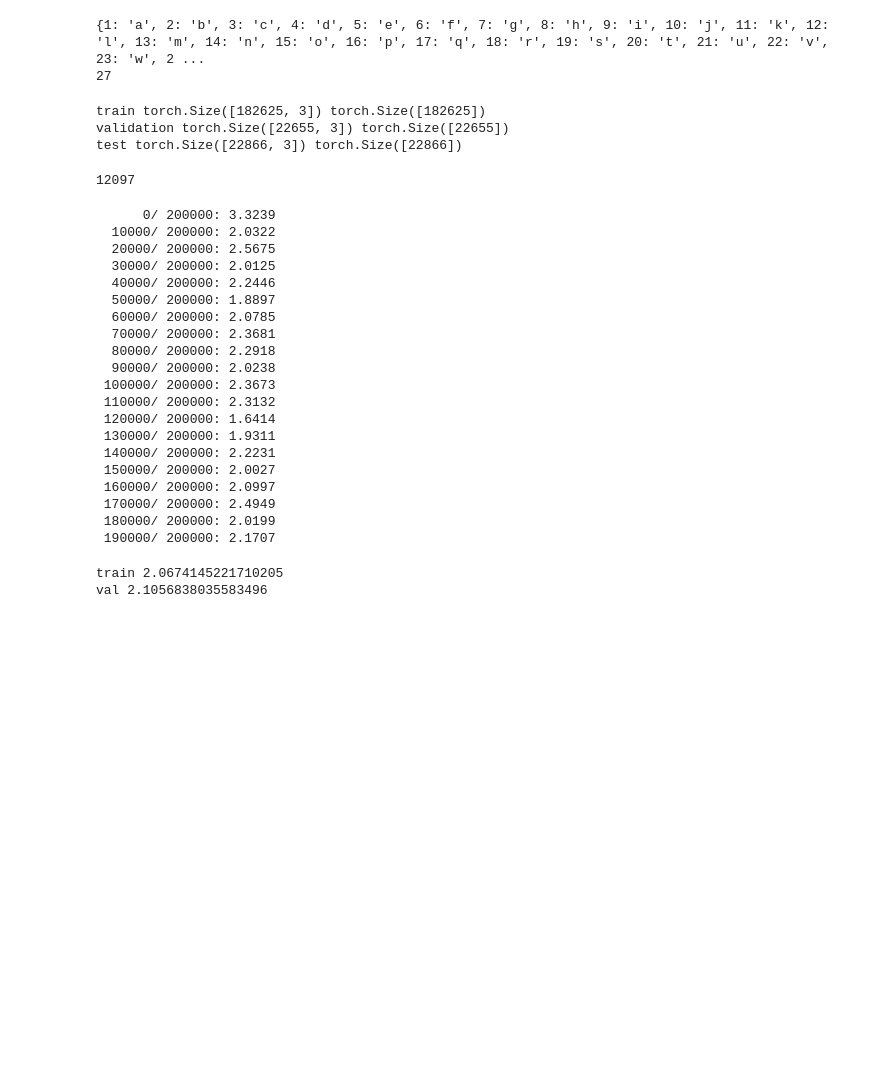
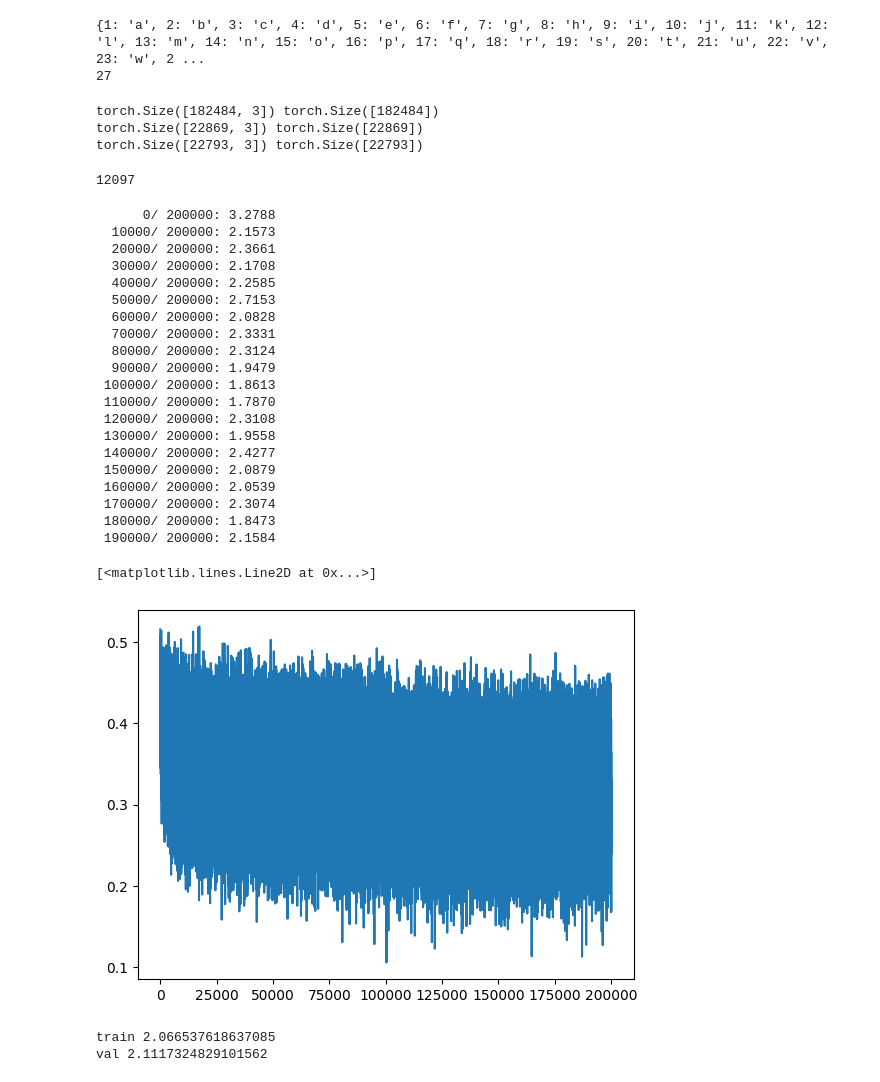
Before and after one commit to charlieroth/karpathy-ai, a Jupyter notebook: makemore-mlp-2.ipynb, the cells around one changed output. Cells and saved outputs as stored; diff of their text form; code cells hidden in the pictures; blank space fills up the shorter version.

```diff
--- a/makemore-mlp-2.ipynb
+++ b/makemore-mlp-2.ipynb
@@ -152,6 +150,6 @@ block_size = 3 # context length: how many characters do we take to predict the n
 # %%
 # build the dataset
-def build_dataset(words, label=''):
+def build_dataset(words):
   X, Y = [], [] # inputs, labels
   for w in words:
     context = [0] * block_size
@@ -162,21 +160,22 @@ def build_dataset(words, label=''):
       context = context[1:] + [ix] # crop and append (rolling window of context)
   X = torch.tensor(X)
   Y = torch.tensor(Y)
-  print(label, X.shape, Y.shape)
+  print(X.shape, Y.shape)
   return X, Y
 
+import random
 random.seed(42)
 random.shuffle(words)
 n1 = int(0.8 * len(words))
 n2 = int(0.9 * len(words))
 
-X_train, Y_train = build_dataset(words[:n1], label='train')
-X_val, Y_val = build_dataset(words[n1:n2], label='validation')
-X_test, Y_test = build_dataset(words[n2:], label='test')
+X_train, Y_train = build_dataset(words[:n1]) # 80%
+X_val, Y_val = build_dataset(words[n1:n2]) # 10%
+X_test, Y_test = build_dataset(words[n2:]) # 10%
 # %% [output]
-train torch.Size([182625, 3]) torch.Size([182625])
-validation torch.Size([22655, 3]) torch.Size([22655])
-test torch.Size([22866, 3]) torch.Size([22866])
+torch.Size([182484, 3]) torch.Size([182484])
+torch.Size([22869, 3]) torch.Size([22869])
+torch.Size([22793, 3]) torch.Size([22793])
 # %%
 # MLP revisited
 n_embd = 10 # the dimensionality of the character embedding vectors
@@ -191,7 +190,7 @@ b2 = torch.randn((vocab_size,),                   generator=g) * 0
 batch_norm_gain = torch.ones((1, n_hidden))
 batch_norm_bias = torch.zeros((1, n_hidden))
 batch_norm_mean_running = torch.zeros((1, n_hidden))
-batch_norm_std_running = torch.zeros((1, n_hidden))
+batch_norm_std_running = torch.ones((1, n_hidden))
 
 parameters = [C, W1, W2, b2, batch_norm_gain, batch_norm_bias]
 print(sum(p.nelement() for p in parameters)) # number of parameters in total
@@ -201,7 +200,7 @@ for p in parameters:
 12097
 # %%
 # optimzation
-max_steps = 200_000
+max_steps = 200000
 batch_size = 32
 losses = []
 steps = []
@@ -237,9 +236,9 @@ for i in range(max_steps):
     loss.backward()
 
     # ---- Parameter Update ----
-    lr = 0.1 if i < 100_000 else 0.01 # step learning rate decay
+    lr = 0.1 if i < 100000 else 0.01 # step learning rate decay
     for p in parameters:
-        p.data -= lr * p.grad
+        p.data += -lr * p.grad
 
     # ---- Track Statistics ----
     if i % 10_000 == 0:
@@ -247,26 +246,31 @@ for i in range(max_steps):
     losses.append(loss.log10().item())
     steps.append(i)
 # %% [output]
-      0/ 200000: 3.3239
-  10000/ 200000: 2.0322
-  20000/ 200000: 2.5675
-  30000/ 200000: 2.0125
-  40000/ 200000: 2.2446
-  50000/ 200000: 1.8897
-  60000/ 200000: 2.0785
-  70000/ 200000: 2.3681
-  80000/ 200000: 2.2918
-  90000/ 200000: 2.0238
- 100000/ 200000: 2.3673
- 110000/ 200000: 2.3132
- 120000/ 200000: 1.6414
- 130000/ 200000: 1.9311
- 140000/ 200000: 2.2231
- 150000/ 200000: 2.0027
- 160000/ 200000: 2.0997
- 170000/ 200000: 2.4949
- 180000/ 200000: 2.0199
- 190000/ 200000: 2.1707
+      0/ 200000: 3.2788
+  10000/ 200000: 2.1573
+  20000/ 200000: 2.3661
+  30000/ 200000: 2.1708
+  40000/ 200000: 2.2585
+  50000/ 200000: 2.7153
+  60000/ 200000: 2.0828
+  70000/ 200000: 2.3331
+  80000/ 200000: 2.3124
+  90000/ 200000: 1.9479
+ 100000/ 200000: 1.8613
+ 110000/ 200000: 1.7870
+ 120000/ 200000: 2.3108
+ 130000/ 200000: 1.9558
+ 140000/ 200000: 2.4277
+ 150000/ 200000: 2.0879
+ 160000/ 200000: 2.0539
+ 170000/ 200000: 2.3074
+ 180000/ 200000: 1.8473
+ 190000/ 200000: 2.1584
+# %%
+plt.plot(losses)
+# %% [output]
+[<matplotlib.lines.Line2D at 0x...>]
+[figure, added]
 # %%
 @torch.no_grad() # this decorator disables gradient tracking
 def split_loss(split):
@@ -293,5 +297,5 @@ def split_loss(split):
 split_loss('train')
 split_loss('val')
 # %% [output]
-train 2.0674145221710205
-val 2.1056838035583496
+train 2.066537618637085
+val 2.1117324829101562
```
Also changed, not shown: parts of 17 cells of this notebook.
